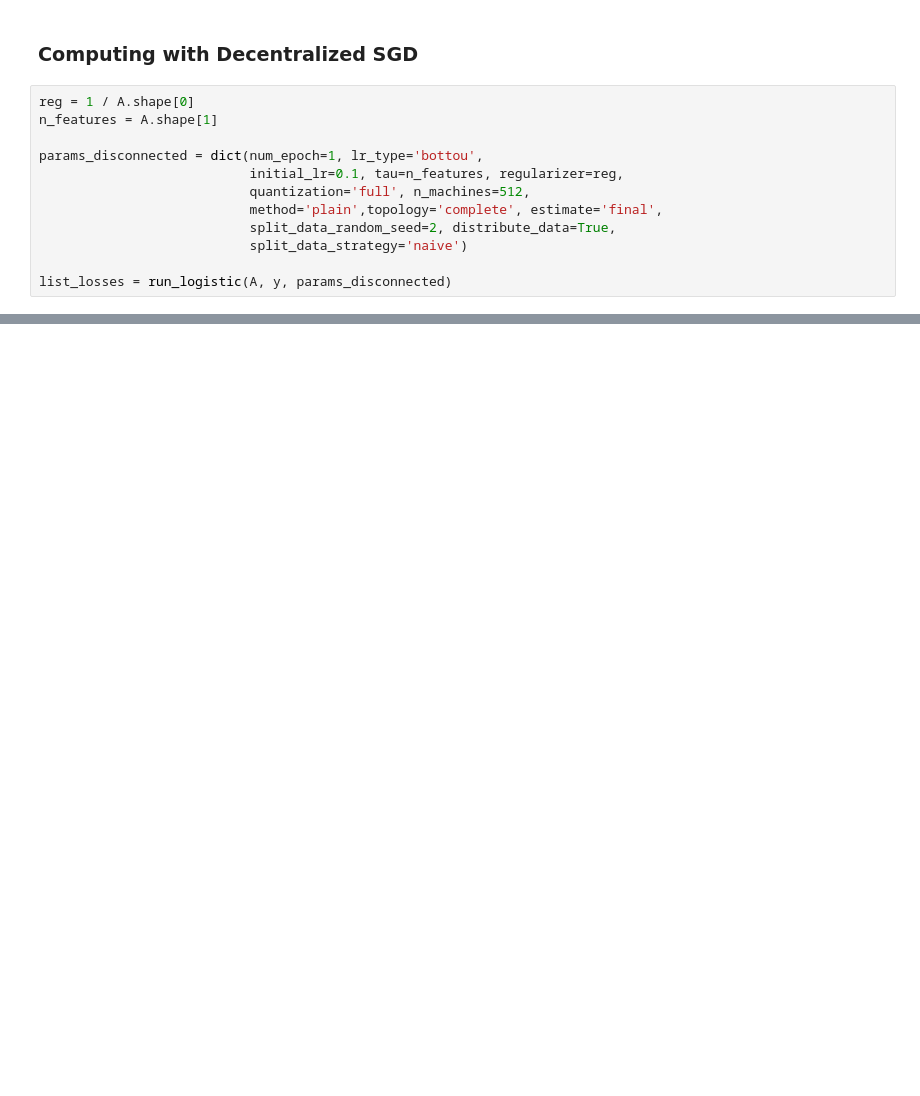
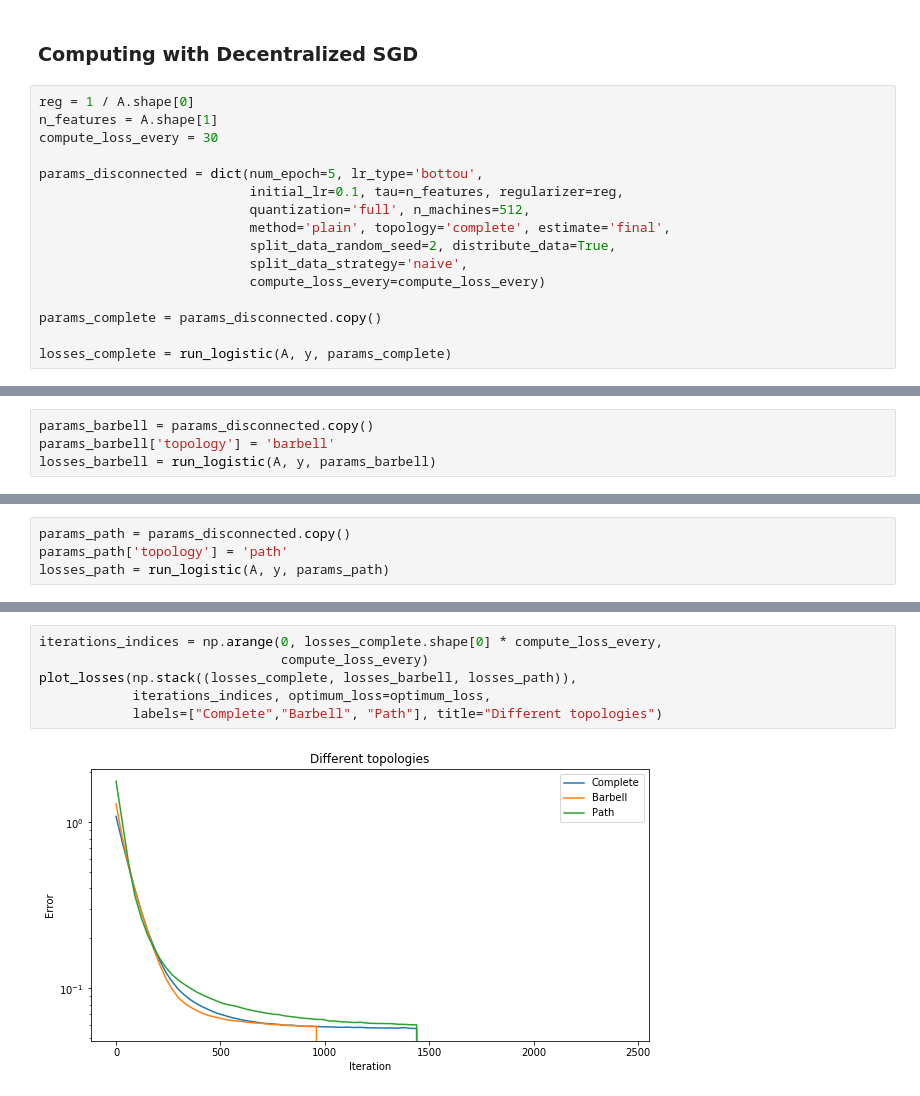
Before and after one commit to Adirlou/OptML_Project, a Jupyter notebook: test_plot.ipynb, the cells around one changed output, grey strips where cells are left out. Drawn from its saved outputs; the diff is of its cells as text; blank space fills up the shorter version.

Commit message:
Correct helper plot, and plot Barbell and Path

```diff
--- a/test_plot.ipynb
+++ b/test_plot.ipynb
@@ -140,15 +142,19 @@ Final loss: 0.5433024027306941
 # %%
 reg = 1 / A.shape[0]
 n_features = A.shape[1]
+compute_loss_every = 30
 
-params_disconnected = dict(num_epoch=1, lr_type='bottou',
+params_disconnected = dict(num_epoch=5, lr_type='bottou',
                            initial_lr=0.1, tau=n_features, regularizer=reg,
                            quantization='full', n_machines=512,
-                           method='plain',topology='complete', estimate='final',
+                           method='plain', topology='complete', estimate='final',
                            split_data_random_seed=2, distribute_data=True,
-                           split_data_strategy='naive')
+                           split_data_strategy='naive',
+                           compute_loss_every=compute_loss_every)
 
-list_losses = run_logistic(A, y, params_disconnected)
+params_complete = params_disconnected.copy()
+
+losses_complete = run_logistic(A, y, params_complete)
 # %% [output]
 length of indices: 512
 length of last machine indices: 488
@@ -169,0 +178,4 @@ Training took: 13.20303750038147s
+# %%
+params_barbell = params_disconnected.copy()
+params_barbell['topology'] = 'barbell'
+losses_barbell = run_logistic(A, y, params_barbell)
@@ -169,0 +200,4 @@ Training took: 13.20303750038147s
+# %%
+params_path = params_disconnected.copy()
+params_path['topology'] = 'path'
+losses_path = run_logistic(A, y, params_path)
@@ -169,0 +222,8 @@ Training took: 13.20303750038147s
+# %%
+iterations_indices = np.arange(0, losses_complete.shape[0] * compute_loss_every,
+                               compute_loss_every)
+plot_losses(np.stack((losses_complete, losses_barbell, losses_path)),
+            iterations_indices, optimum_loss=optimum_loss,
+            labels=["Complete","Barbell", "Path"], title="Different topologies")
+# %% [output]
+[figure, added]
```
Also changed, not shown: parts of 6 cells of this notebook, 2 other files.
